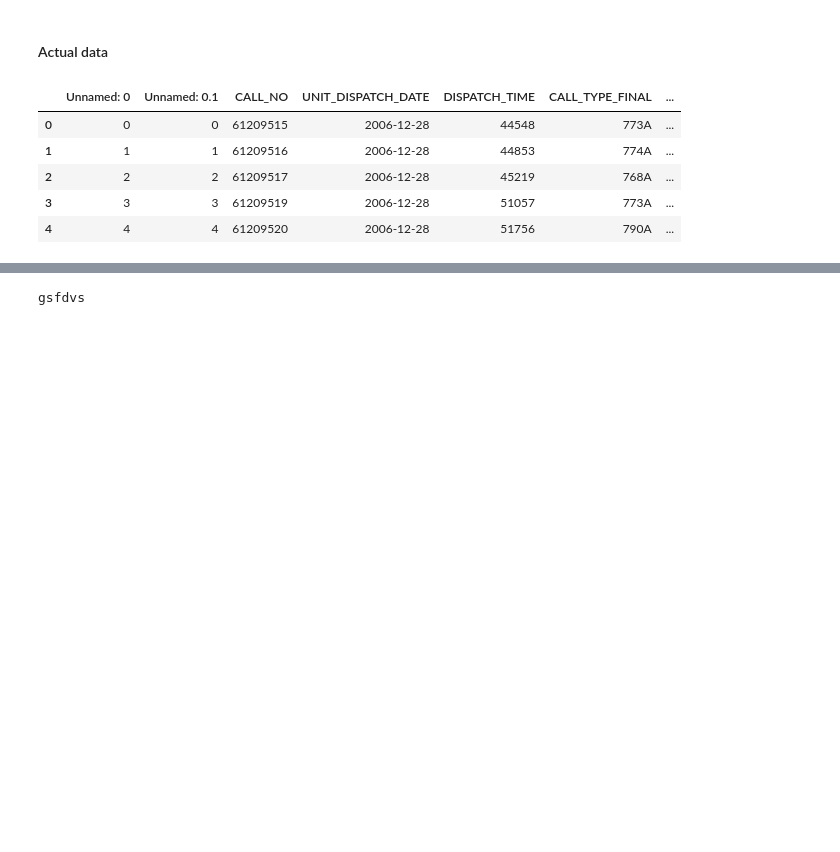
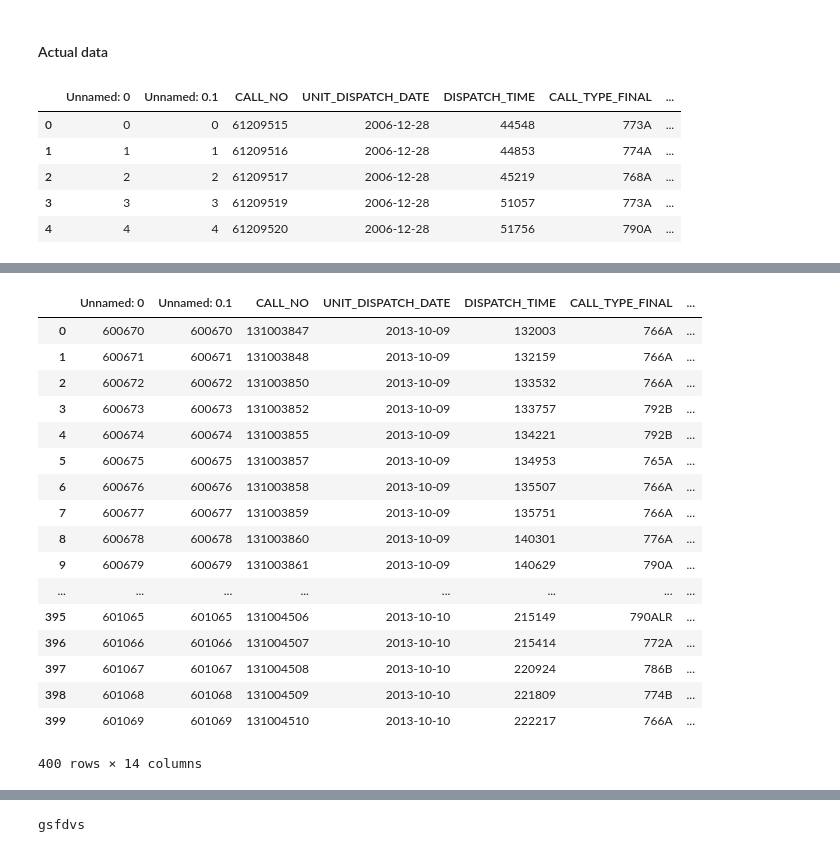
Before and after one commit to rjhosler/IUPUI-REU, a Jupyter notebook: Point Process for EMS Data -Ryan.ipynb, the cells around one changed output, grey strips where cells are left out. Cells and saved outputs as stored; diff of their text form; code cells hidden in the pictures; blank space fills up the shorter version.

```diff
--- a/Point Process for EMS Data -Ryan.ipynb
+++ b/Point Process for EMS Data -Ryan.ipynb
@@ -134,3 +185,24 @@ for i in range(1, len(data)):
+# %%
+data
+# %% [output]
+|  | Unnamed: 0 | Unnamed: 0.1 | CALL_NO | UNIT_DISPATCH_DATE | DISPATCH_TIME | CALL_TYPE_FINAL | ... |
+| 0 | 600670 | 600670 | 131003847 | 2013-10-09 | 132003 | 766A | ... |
+| 1 | 600671 | 600671 | 131003848 | 2013-10-09 | 132159 | 766A | ... |
+| 2 | 600672 | 600672 | 131003850 | 2013-10-09 | 133532 | 766A | ... |
+| 3 | 600673 | 600673 | 131003852 | 2013-10-09 | 133757 | 792B | ... |
+| 4 | 600674 | 600674 | 131003855 | 2013-10-09 | 134221 | 792B | ... |
+| 5 | 600675 | 600675 | 131003857 | 2013-10-09 | 134953 | 765A | ... |
+| 6 | 600676 | 600676 | 131003858 | 2013-10-09 | 135507 | 766A | ... |
+| 7 | 600677 | 600677 | 131003859 | 2013-10-09 | 135751 | 766A | ... |
+| 8 | 600678 | 600678 | 131003860 | 2013-10-09 | 140301 | 776A | ... |
+| 9 | 600679 | 600679 | 131003861 | 2013-10-09 | 140629 | 790A | ... |
+| ... | ... | ... | ... | ... | ... | ... | ... |
+| 395 | 601065 | 601065 | 131004506 | 2013-10-10 | 215149 | 790ALR | ... |
+| 396 | 601066 | 601066 | 131004507 | 2013-10-10 | 215414 | 772A | ... |
+| 397 | 601067 | 601067 | 131004508 | 2013-10-10 | 220924 | 786B | ... |
+| 398 | 601068 | 601068 | 131004509 | 2013-10-10 | 221809 | 774B | ... |
+| 399 | 601069 | 601069 | 131004510 | 2013-10-10 | 222217 | 766A | ... |
+400 rows × 14 columns
 # %%
 t_est = []
 for i in range(0, len(data)):
```
Also changed, not shown: parts of 15 cells of this notebook.
